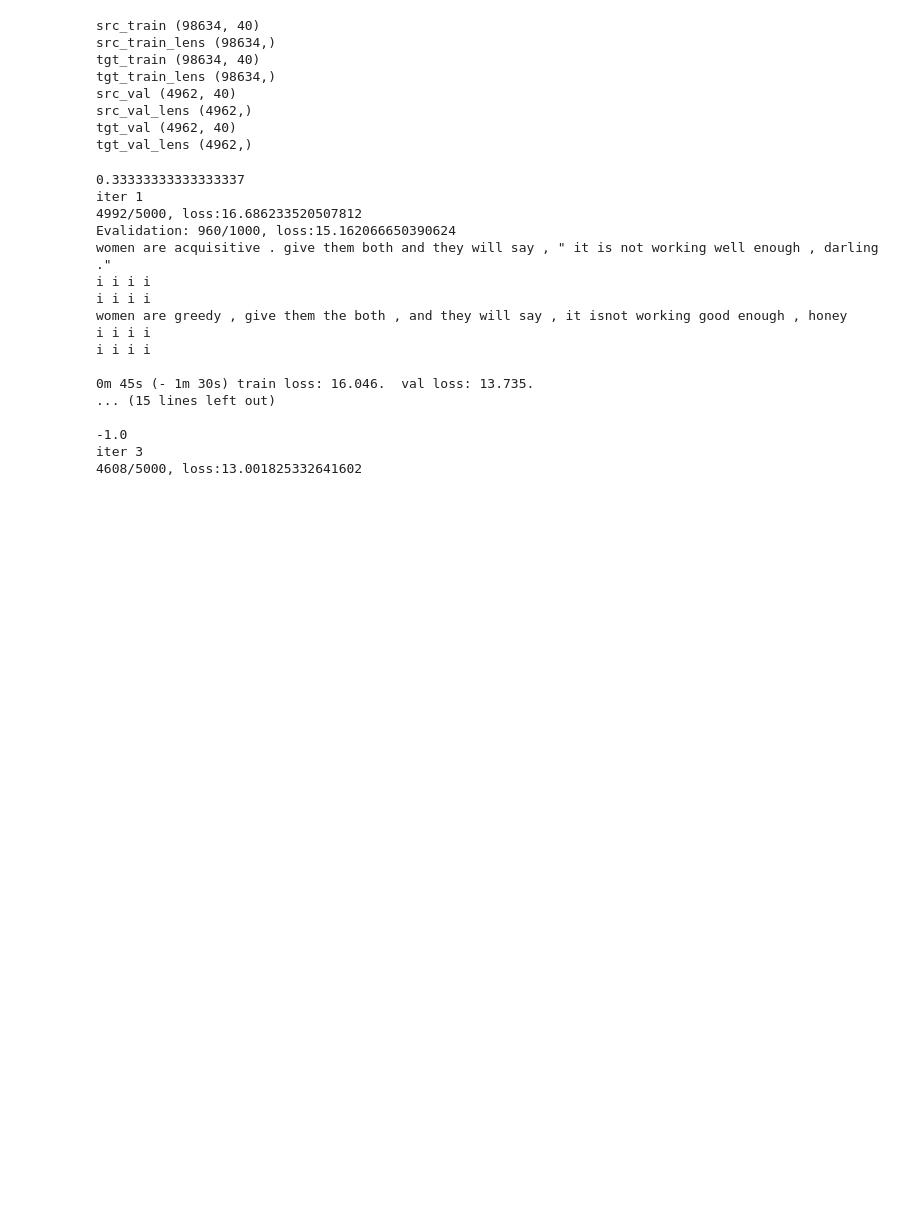
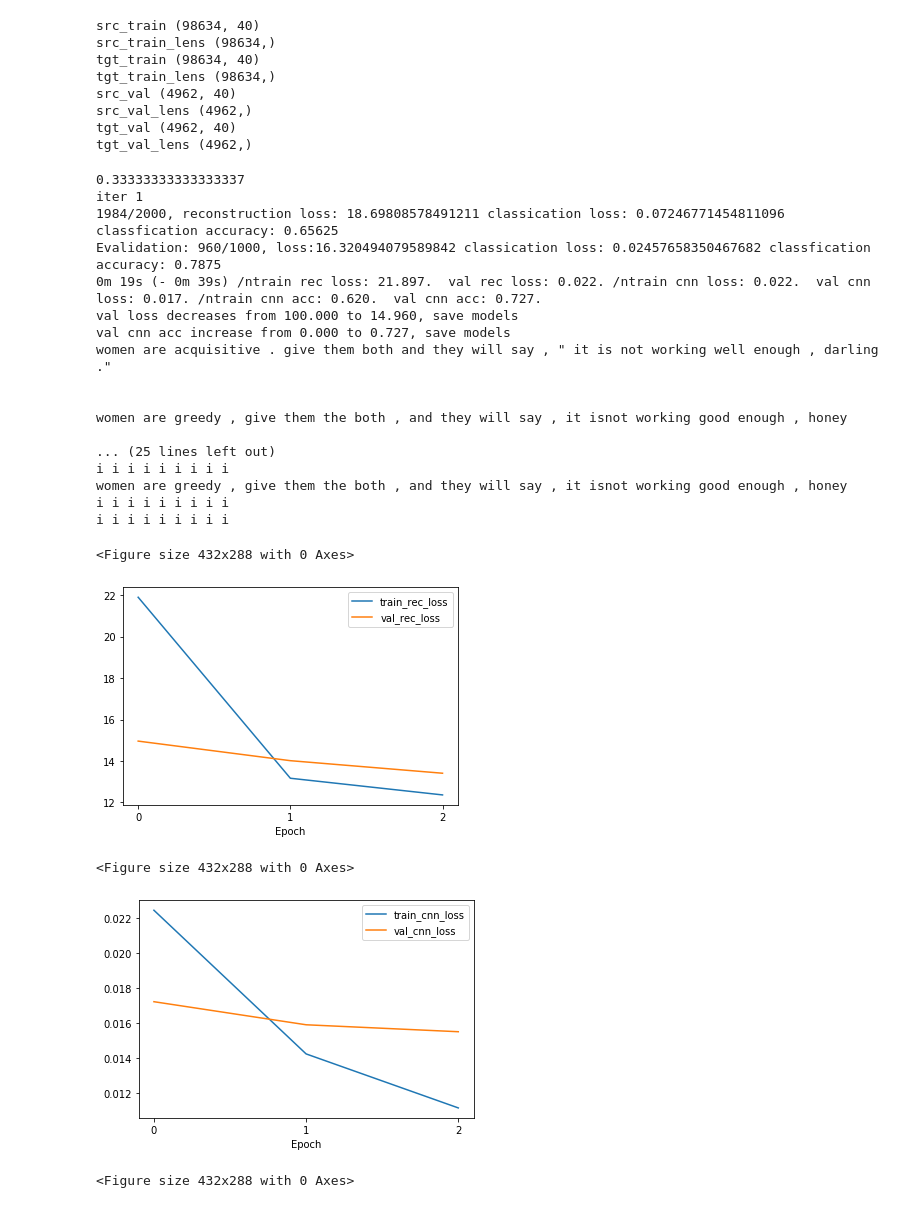
Before and after one commit to Yusen-SUN/Pytorch_NLP, a Jupyter notebook: machine_translation/unsupervised/unsupervised.ipynb, the cells around one changed output. Cells and saved outputs as stored; diff of their text form; code cells hidden in the pictures; blank space fills up the shorter version.

```diff
--- a/machine_translation/unsupervised/unsupervised.ipynb
+++ b/machine_translation/unsupervised/unsupervised.ipynb
@@ -100,30 +100,40 @@ encoder = EncoderRNN(embedding=embedding, vocab_size=vocab_size, embedding_dim=e
 decoder = DecoderRNN(embedding=embedding, attn_model=attn, vocab_size=vocab_size, embedding_dim=embedding_dim,
                      hidden_dim=hidden_dim, device=device , num_layer=num_layer, dropout=dropout).to(device)
 
+textCNN = textCNN(seq_length=MAX_LEN, embedding_size=embedding_dim,
+                  num_labels=2, embedding=embedding, filter_sizes=[3, 4, 5], drop_out_rate=0.5, num_feature_maps=500).to(device)
+
 encoder_optimizer = optim.Adam(encoder.parameters(),lr=learning_rate)
 
 decoder_optimizer = optim.Adam(decoder.parameters(),lr=learning_rate)
+
+cnn_optimizer = optim.Adam(textCNN.parameters(),lr=learning_rate)
 # %%
-output_seq, plot_train_loss, plot_val_loss = Train.train(formal_train_tensors, formal_train_lens_tensors, informal_train_tensors, informal_train_lens_tensors,
+output_seq, plot_train_rec_loss,plot_val_rec_loss,plot_train_cnn_loss,plot_val_cnn_loss,plot_train_cnn_acc,plot_val_cnn_acc = Train.train(formal_train_tensors, formal_train_lens_tensors, informal_train_tensors, informal_train_lens_tensors,
             formal_val_tensors, formal_val_lens_tensors, informal_val_tensors, informal_val_lens_tensors,
             style_1=style_1, style_2=style_2,
-            encoder=encoder, decoder=decoder, encoder_optimizer=encoder_optimizer, decoder_optimizer=decoder_optimizer,
-            epoches=3, batch_size=batch_size, print_every=1, plot_every=1, sp_user=sp_user)
+            encoder=encoder, decoder=decoder, encoder_optimizer=encoder_optimizer, decoder_optimizer=decoder_optimizer, cnn_optimizer=cnn_optimizer,
+            epoches=200, batch_size=batch_size, print_every=1, plot_every=1, sp_user=sp_user, textCNN=textCNN, device=device)
 # %% [output]
 0.33333333333333337
 iter 1
-4992/5000, loss:16.686233520507812
-Evalidation: 960/1000, loss:15.162066650390624
+1984/2000, reconstruction loss: 18.69808578491211 classication loss: 0.07246771454811096 classfication accuracy: 0.65625
+Evalidation: 960/1000, loss:16.320494079589842 classication loss: 0.02457658350467682 classfication accuracy: 0.7875
+0m 19s (- 0m 39s) /ntrain rec loss: 21.897.  val rec loss: 0.022. /ntrain cnn loss: 0.022.  val cnn loss: 0.017. /ntrain cnn acc: 0.620.  val cnn acc: 0.727.
+val loss decreases from 100.000 to 14.960, save models
+val cnn acc increase from 0.000 to 0.727, save models
 women are acquisitive . give them both and they will say , " it is not working well enough , darling ."
-i i i i
-i i i i
+
+
 women are greedy , give them the both , and they will say , it isnot working good enough , honey
-i i i i
-i i i i
 
-0m 45s (- 1m 30s) train loss: 16.046.  val loss: 13.735.
-... (15 lines left out)
-
--1.0
-iter 3
-4608/5000, loss:13.001825332641602
+... (25 lines left out)
+i i i i i i i i i
+women are greedy , give them the both , and they will say , it isnot working good enough , honey
+i i i i i i i i i
+i i i i i i i i i
+<Figure size 432x288 with 0 Axes>
+[figure, added]
+<Figure size 432x288 with 0 Axes>
+[figure, added]
+<Figure size 432x288 with 0 Axes>
```
Also changed, not shown: parts of 9 cells of this notebook, 3 other files.
